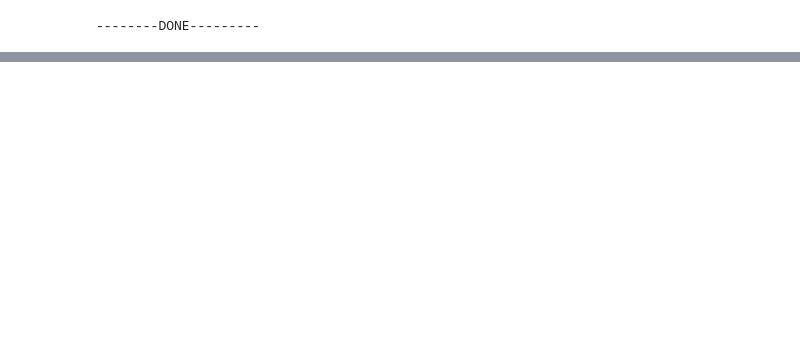
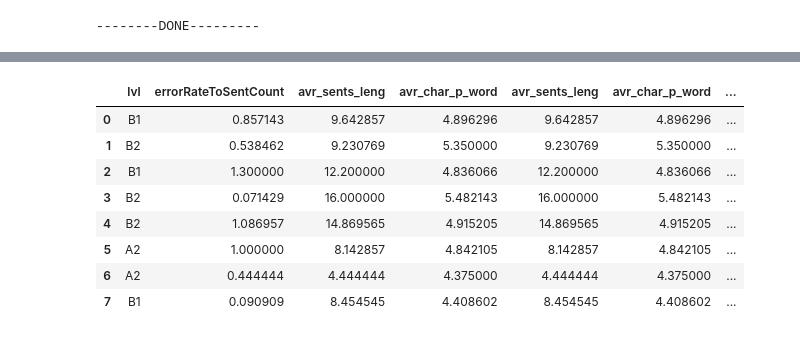
Before and after one commit to 1Englert1/cerf_classification, a Jupyter notebook: dev/Preprocessing.ipynb, the cells around one changed output, grey strips where cells are left out. Drawn from its saved outputs; the diff is of its cells as text; code cells hidden in the pictures; blank space fills up the shorter version.

```diff
--- a/dev/Preprocessing.ipynb
+++ b/dev/Preprocessing.ipynb
@@ -295,0 +446,19 @@ time.sleep(10)
+# %%
+nlp = spacy.load("de")
+for index in tqdm(df.index):
+  text = df.at[index, "cor_text"]
+  doc = nlp(text)
+  verbs = []
+  nouns = []
+  for token in doc:
+    if token.pos_ == "VERB":
+      verbs.append(token.lemma_)
+    if token.pos_ == "NOUN":
+      nouns.append(token.lemma_)
+  verbs = [x.lower() for x in verbs]
+
+  df.at[index, "verbVariation_square"] = safe_divide(len(set(verbs))** 2,len(verbs))
+  df.at[index, "verbVariation_cor"] = safe_divide(len(set(verbs)),math.sqrt(2*len(verbs)))
+  df.at[index, "nounbVariation"] = safe_divide(len(set(nouns)),len(nouns))
+
+print(df[["verbVariation_square", "verbVariation_cor", "nounbVariation"]])
@@ -295,0 +565,14 @@ time.sleep(10)
+# %%
+for index in tqdm(df.index):
+  text = parseText(df.at[index, "cor_text"])
+  Nouncases = get_Nouncases(text)
+  countNoun = len(Nouncases)
+  df.at[index, "genNounRatio"] = safe_divide(count_in_list(Nouncases, "Gen"),countNoun)
+  df.at[index, "nomNounRatio"] = safe_divide(count_in_list(Nouncases, "Nom"),countNoun)
+
+  VerbPerson = get_gram_Person(text)
+  countVerb = len(VerbPerson)
+  df.at[index, "Verb2PersonRatio"] = safe_divide(count_in_list(VerbPerson, "2"),countNoun)
+  df.at[index, "Verb3PersonRatio"] = safe_divide(count_in_list(VerbPerson, "3"),countNoun)
+
+print(df[["genNounRatio", "nomNounRatio", "Verb2PersonRatio", "Verb3PersonRatio"]])
@@ -295,0 +616,16 @@ time.sleep(10)
+# %%
+df["errorRateToSentCount"] = (df["er_typ"] + df["er_misssp"]) / df["sents_count"]
+# %%
+df_features = df[["lvl", "errorRateToSentCount", "avr_sents_leng", "avr_char_p_word", "avr_sents_leng", "avr_char_p_word", "avr_syllables_p_word", "cp_to_sent", "ttr", "root_ttr", "cor_ttr", "hdd", "mtld", "verbVariation_square", "verbVariation_cor", "nounbVariation", "genNounRatio", "nomNounRatio", "Verb2PersonRatio", "Verb3PersonRatio", "len_TUnit", "len_dep_clause", "dep_clause_w_conj_to_dep_clause", "non_term_to_words", "vz_to_sents", "len_vp_to_vp", "cp_to_sent"]]
+# %%
+df_features.fillna(0)
+# %% [output]
+|  | lvl | errorRateToSentCount | avr_sents_leng | avr_char_p_word | avr_sents_leng | avr_char_p_word | ... |
+| 0 | B1 | 0.857143 | 9.642857 | 4.896296 | 9.642857 | 4.896296 | ... |
+| 1 | B2 | 0.538462 | 9.230769 | 5.350000 | 9.230769 | 5.350000 | ... |
+| 2 | B1 | 1.300000 | 12.200000 | 4.836066 | 12.200000 | 4.836066 | ... |
+| 3 | B2 | 0.071429 | 16.000000 | 5.482143 | 16.000000 | 5.482143 | ... |
+| 4 | B2 | 1.086957 | 14.869565 | 4.915205 | 14.869565 | 4.915205 | ... |
+| 5 | A2 | 1.000000 | 8.142857 | 4.842105 | 8.142857 | 4.842105 | ... |
+| 6 | A2 | 0.444444 | 4.444444 | 4.375000 | 4.444444 | 4.375000 | ... |
+| 7 | B1 | 0.090909 | 8.454545 | 4.408602 | 8.454545 | 4.408602 | ... |
```
Also changed, not shown: parts of 41 cells of this notebook.
